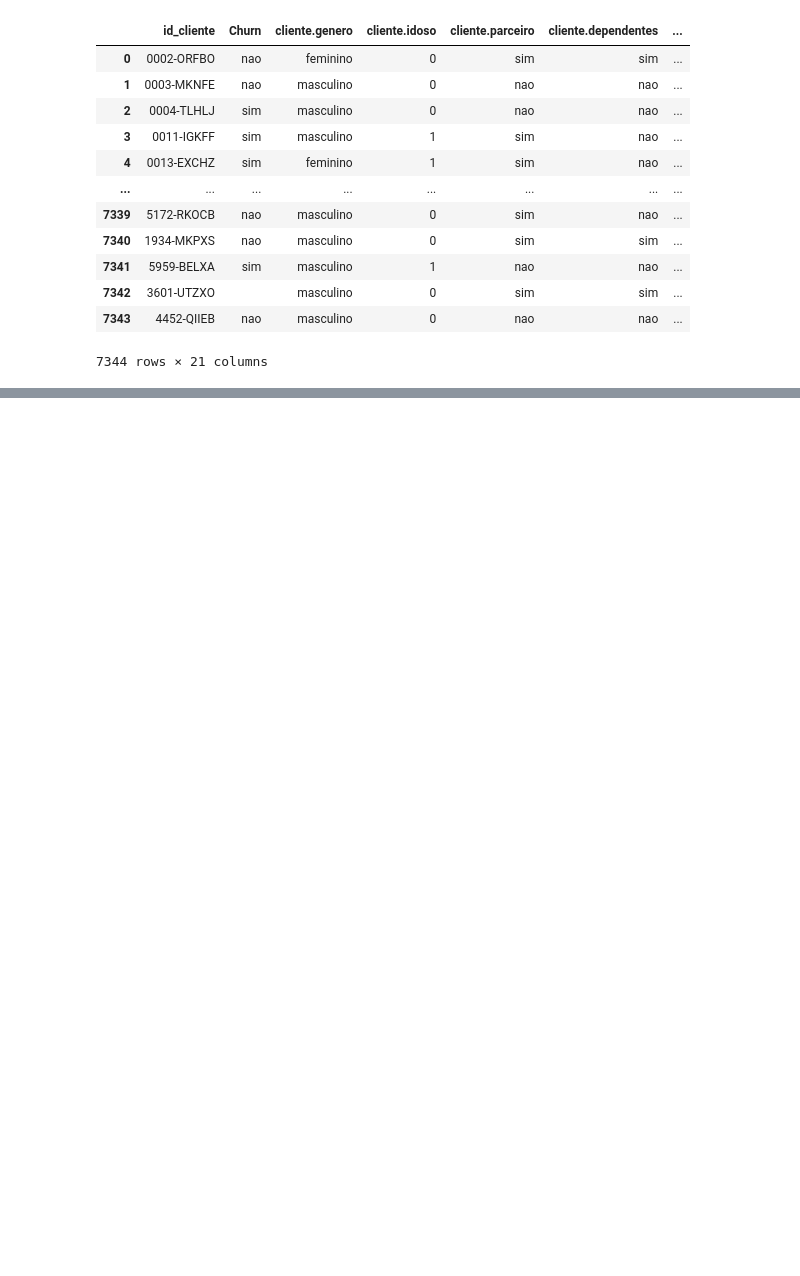
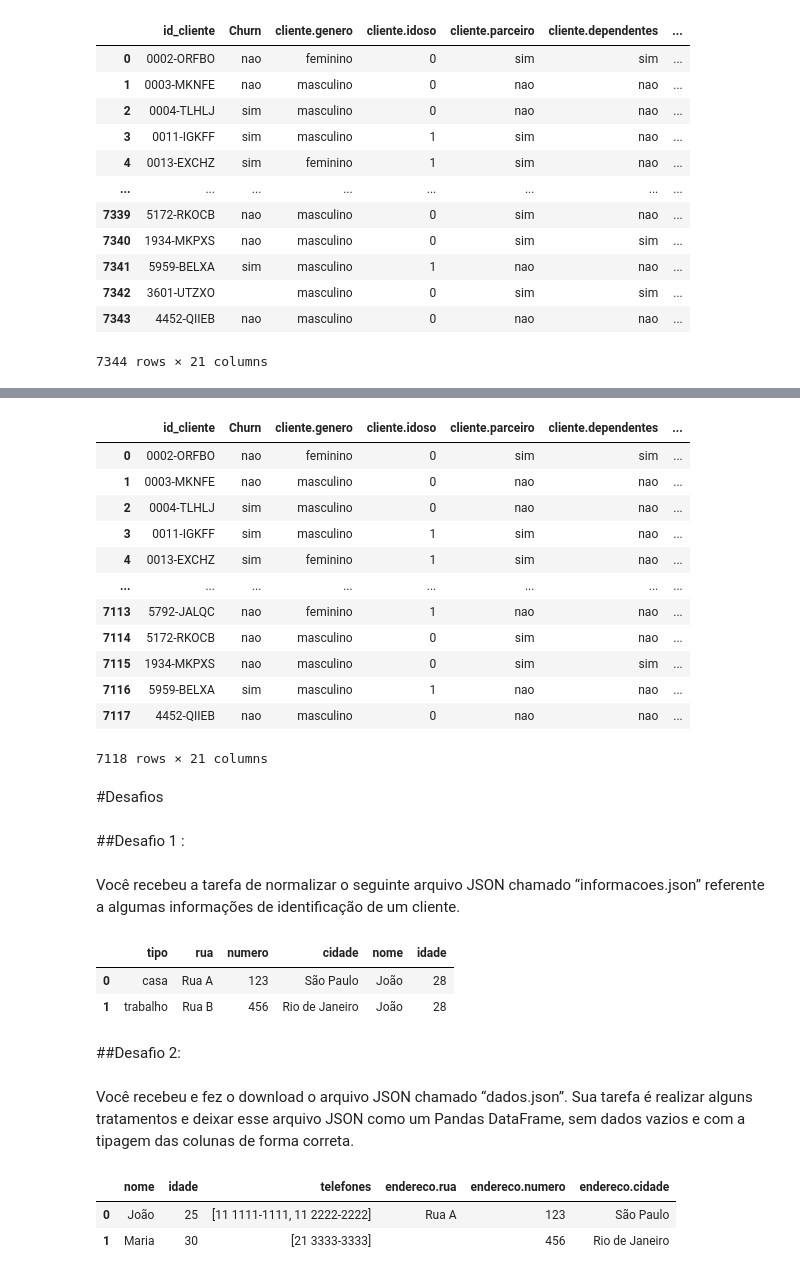
Before and after one commit to cauancalmeida/Data_Science_studies, a Jupyter notebook: Limpeza_e_tratamento_de_dados.ipynb, the cells around one changed output, grey strips where cells are left out. Cells and saved outputs as stored; diff of their text form; code cells hidden in the pictures; blank space fills up the shorter version.

```diff
--- a/Limpeza_e_tratamento_de_dados.ipynb
+++ b/Limpeza_e_tratamento_de_dados.ipynb
@@ -27,0 +195,2 @@ dados
+# %%
+dados_svazio = dados[dados['Churn'] != ''].copy()
@@ -27,0 +217,24 @@ dados
+# %%
+dados_svazio.reset_index(drop=True, inplace=True)
+# %%
+dados_svazio
+# %% [output]
+|  | id_cliente | Churn | cliente.genero | cliente.idoso | cliente.parceiro | cliente.dependentes | ... |
+| 0 | 0002-ORFBO | nao | feminino | 0 | sim | sim | ... |
+| 1 | 0003-MKNFE | nao | masculino | 0 | nao | nao | ... |
+| 2 | 0004-TLHLJ | sim | masculino | 0 | nao | nao | ... |
+| 3 | 0011-IGKFF | sim | masculino | 1 | sim | nao | ... |
+| 4 | 0013-EXCHZ | sim | feminino | 1 | sim | nao | ... |
+| ... | ... | ... | ... | ... | ... | ... | ... |
+| 7113 | 5792-JALQC | nao | feminino | 1 | nao | nao | ... |
+| 7114 | 5172-RKOCB | nao | masculino | 0 | sim | nao | ... |
+| 7115 | 1934-MKPXS | nao | masculino | 0 | sim | sim | ... |
+| 7116 | 5959-BELXA | sim | masculino | 1 | nao | nao | ... |
+| 7117 | 4452-QIIEB | nao | masculino | 0 | nao | nao | ... |
+7118 rows × 21 columns
+# %% [markdown]
+#Desafios
+# %% [markdown]
+##Desafio 1 :
+# %% [markdown]
+Você recebeu a tarefa de normalizar o seguinte arquivo JSON chamado “informacoes.json” referente a algumas informações de identificação de um cliente.
@@ -27,0 +245,20 @@ dados
+# %%
+df_info = pd.json_normalize(json_info, record_path='enderecos',meta=['nome', 'idade'], errors='ignore')
+df_info
+# %% [output]
+|  | tipo | rua | numero | cidade | nome | idade |
+| 0 | casa | Rua A | 123 | São Paulo | João | 28 |
+| 1 | trabalho | Rua B | 456 | Rio de Janeiro | João | 28 |
+# %% [markdown]
+##Desafio 2:
+# %% [markdown]
+Você recebeu e fez o download o arquivo JSON chamado “dados.json”. Sua tarefa é realizar alguns tratamentos e deixar esse arquivo JSON como um Pandas DataFrame, sem dados vazios e com a tipagem das colunas de forma correta.
+# %%
+pessoas = requests.get('https://cdn3.gnarususercontent.com.br/2929-pandas/dados.json')
+json_pessoas = json.loads(pessoas.text)
+df_pessoas = pd.json_normalize(json_pessoas, record_path='pessoas', errors='ignore')
+df_pessoas
+# %% [output]
+|  | nome | idade | telefones | endereco.rua | endereco.numero | endereco.cidade |
+| 0 | João | 25 | [11 1111-1111, 11 2222-2222] | Rua A | 123 | São Paulo |
+| 1 | Maria | 30 | [21 3333-3333] |  | 456 | Rio de Janeiro |
```
Also changed, not shown: parts of 22 cells of this notebook.
